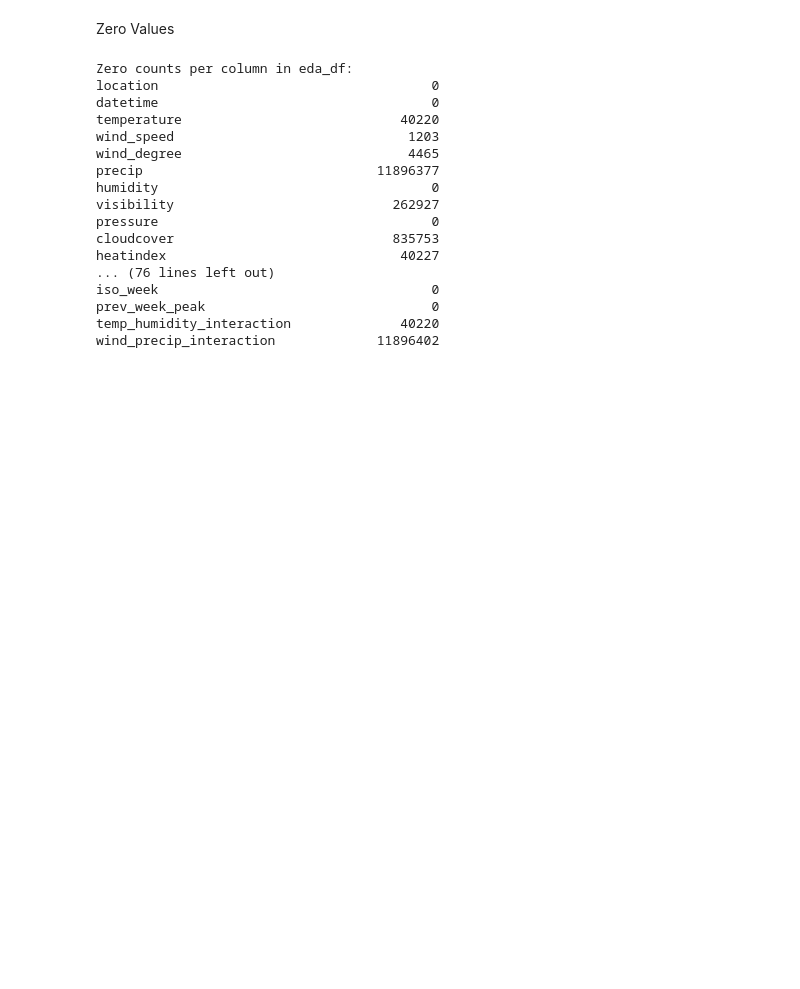
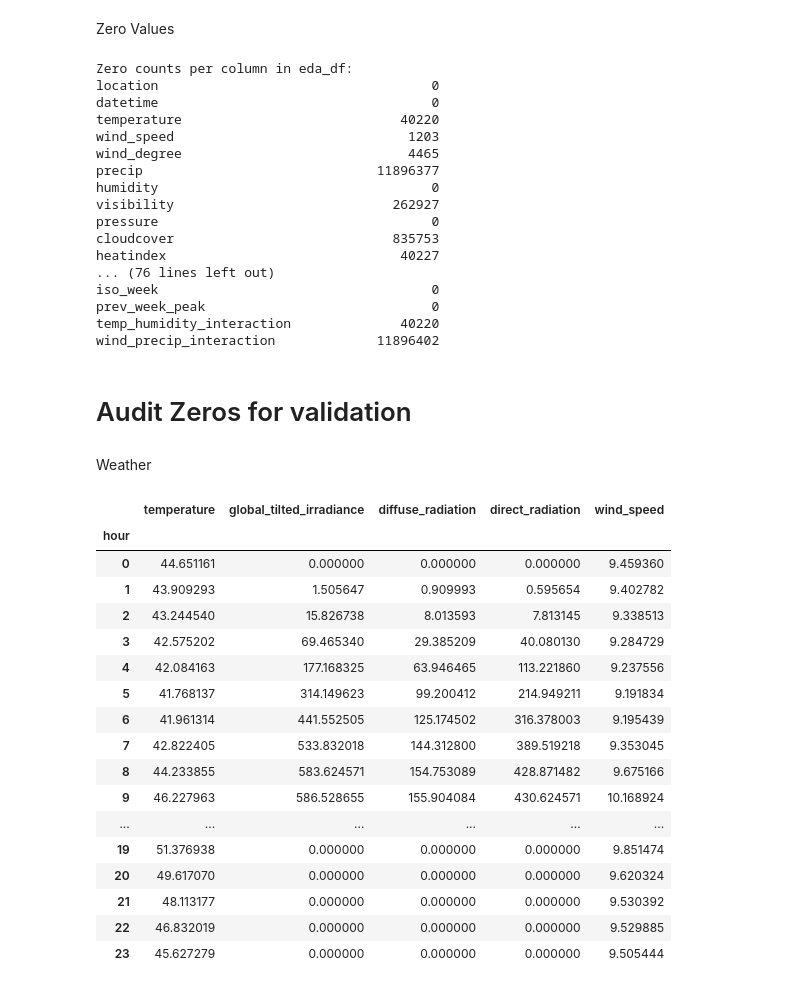
Before and after one commit to LNRobertson/East_River, a Jupyter notebook: notebooks/EDA/EDA.ipynb, the cells around one changed output. Saved outputs shown, nothing was run; the diff lists cells and outputs as text; code cells hidden in the pictures; blank space fills up the shorter version.

```diff
--- a/notebooks/EDA/EDA.ipynb
+++ b/notebooks/EDA/EDA.ipynb
@@ -125,3 +127,32 @@ iso_week                                   0
 prev_week_peak                             0
 temp_humidity_interaction              40220
 wind_precip_interaction             11896402
+# %% [markdown]
+# Audit Zeros for validation
+# %% [markdown]
+Weather
+# %%
+eda_df.groupby('hour')[['temperature',
+                          'global_tilted_irradiance',
+                          'diffuse_radiation',
+                          'direct_radiation',
+                          'wind_speed']].mean()
+# %% [output]
+|  | temperature | global_tilted_irradiance | diffuse_radiation | direct_radiation | wind_speed |
+| hour |  |  |  |  |  |
+| 0 | 44.651161 | 0.000000 | 0.000000 | 0.000000 | 9.459360 |
+| 1 | 43.909293 | 1.505647 | 0.909993 | 0.595654 | 9.402782 |
+| 2 | 43.244540 | 15.826738 | 8.013593 | 7.813145 | 9.338513 |
+| 3 | 42.575202 | 69.465340 | 29.385209 | 40.080130 | 9.284729 |
+| 4 | 42.084163 | 177.168325 | 63.946465 | 113.221860 | 9.237556 |
+| 5 | 41.768137 | 314.149623 | 99.200412 | 214.949211 | 9.191834 |
+| 6 | 41.961314 | 441.552505 | 125.174502 | 316.378003 | 9.195439 |
+| 7 | 42.822405 | 533.832018 | 144.312800 | 389.519218 | 9.353045 |
+| 8 | 44.233855 | 583.624571 | 154.753089 | 428.871482 | 9.675166 |
+| 9 | 46.227963 | 586.528655 | 155.904084 | 430.624571 | 10.168924 |
+| ... | ... | ... | ... | ... | ... |
+| 19 | 51.376938 | 0.000000 | 0.000000 | 0.000000 | 9.851474 |
+| 20 | 49.617070 | 0.000000 | 0.000000 | 0.000000 | 9.620324 |
+| 21 | 48.113177 | 0.000000 | 0.000000 | 0.000000 | 9.530392 |
+| 22 | 46.832019 | 0.000000 | 0.000000 | 0.000000 | 9.529885 |
+| 23 | 45.627279 | 0.000000 | 0.000000 | 0.000000 | 9.505444 |
```
Also changed, not shown: parts of 9 cells of this notebook.
